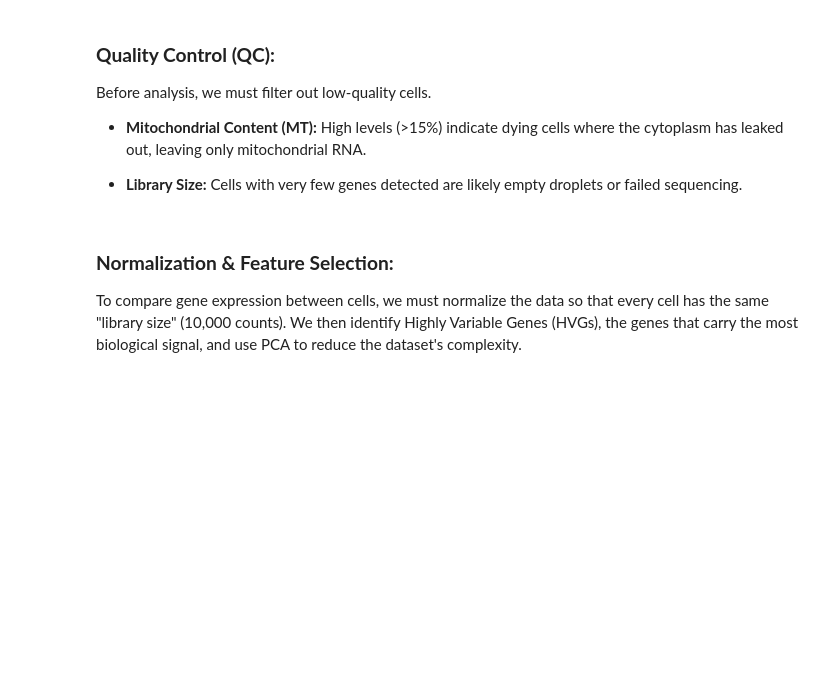
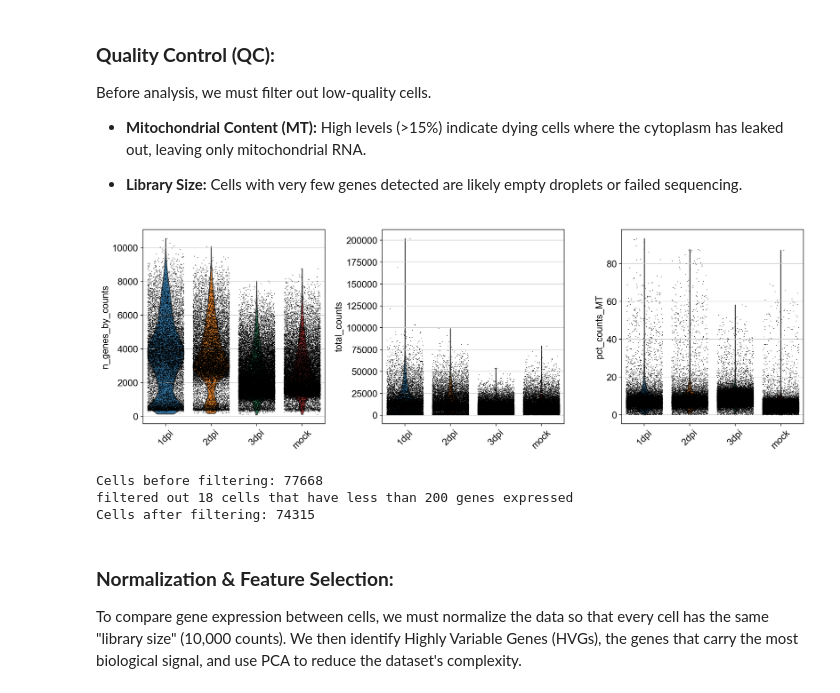
Before and after one commit to opemidimejiosatoyinbo/HackBio_Single_Cell_RNA_Sequencing_Internship_2025, a Jupyter notebook: HackBio_Internship_SC_RNA-Seq_2025/Stage_Three/notebooks/sars_cov2_infection_dynamics.ipynb, the cells around one changed output. Drawn from its saved outputs; the diff is of its cells as text; code cells hidden in the pictures; blank space fills up the shorter version.

```diff
--- a/HackBio_Internship_SC_RNA-Seq_2025/Stage_Three/notebooks/sars_cov2_infection_dynamics.ipynb
+++ b/HackBio_Internship_SC_RNA-Seq_2025/Stage_Three/notebooks/sars_cov2_infection_dynamics.ipynb
@@ -124,36 +144,49 @@ Before analysis, we must filter out low-quality cells.
 # %%
 # ==========================================
 # 3. Quality Control
 # ==========================================
 # Tagging gene groups to check for cell health.
 
 # Mitochondrial (MT): High = Dead/Dying
 # Ribosomal (RPS/RPL): High = High metabolic activity
 # Hemoglobin (HB): High = Red blood cell contamination
 adata.var['MT'] = adata.var_names.str.startswith('MT-')
 adata.var['RIBO'] = adata.var_names.str.startswith(('RPS', 'RPL'))
 adata.var['HB'] = adata.var_names.str.startswith(('HB', 'HBA', 'HBB'))
 
 # Calculate metrics
 sc.pp.calculate_qc_metrics(adata, qc_vars=['MT', 'RIBO', 'HB'], inplace=True, log1p=True)
 
 # Visualize QC
-sc.pl.violin(
-    adata,
-    ['n_genes_by_counts', 'total_counts', 'pct_counts_MT'],
-    groupby='condition',
-    multi_panel=True,
-    jitter=0.4,
-    rotation=45,
-    save="_qc_violin.png"
-)
+fig, axs = plt.subplots(1, 3, figsize=(15, 5))
+
+# Plot 1: Genes per cell
+sc.pl.violin(adata, 'n_genes_by_counts', groupby='condition', ax=axs[0], show=False, jitter=0.4)
+# Plot 2: Total counts
+sc.pl.violin(adata, 'total_counts', groupby='condition', ax=axs[1], show=False, jitter=0.4)
+# Plot 3: Mitochondrial %
+sc.pl.violin(adata, 'pct_counts_MT', groupby='condition', ax=axs[2], show=False, jitter=0.4)
+
+# Formatting: Clean up x-axis labels
+for ax in axs:
+    ax.tick_params(axis='x', rotation=45)
+    ax.set_xlabel('')
+
+plt.tight_layout() # Auto-adjusts spacing
+plt.savefig(os.path.join(FIGURES_PATH, "_qc_violin.png"))
+plt.show()
 
 # Filtering
 # Remove cells with >15% mitochondrial reads (relaxed threshold for infection)
 print(f"Cells before filtering: {adata.n_obs}")
 sc.pp.filter_cells(adata, min_genes=200)
 adata = adata[adata.obs['pct_counts_MT'] < 15, :]
 print(f"Cells after filtering: {adata.n_obs}")
+# %% [output]
+[figure, added]
+Cells before filtering: 77668
+filtered out 18 cells that have less than 200 genes expressed
+Cells after filtering: 74315
 # %% [markdown]
 ### **Normalization & Feature Selection:**
 To compare gene expression between cells, we must normalize the data so that every cell has the same "library size" (10,000 counts). We then identify Highly Variable Genes (HVGs), the genes that carry the most biological signal, and use PCA to reduce the dataset's complexity.
```
Also changed, not shown: parts of 6 cells of this notebook, 3 other files.
